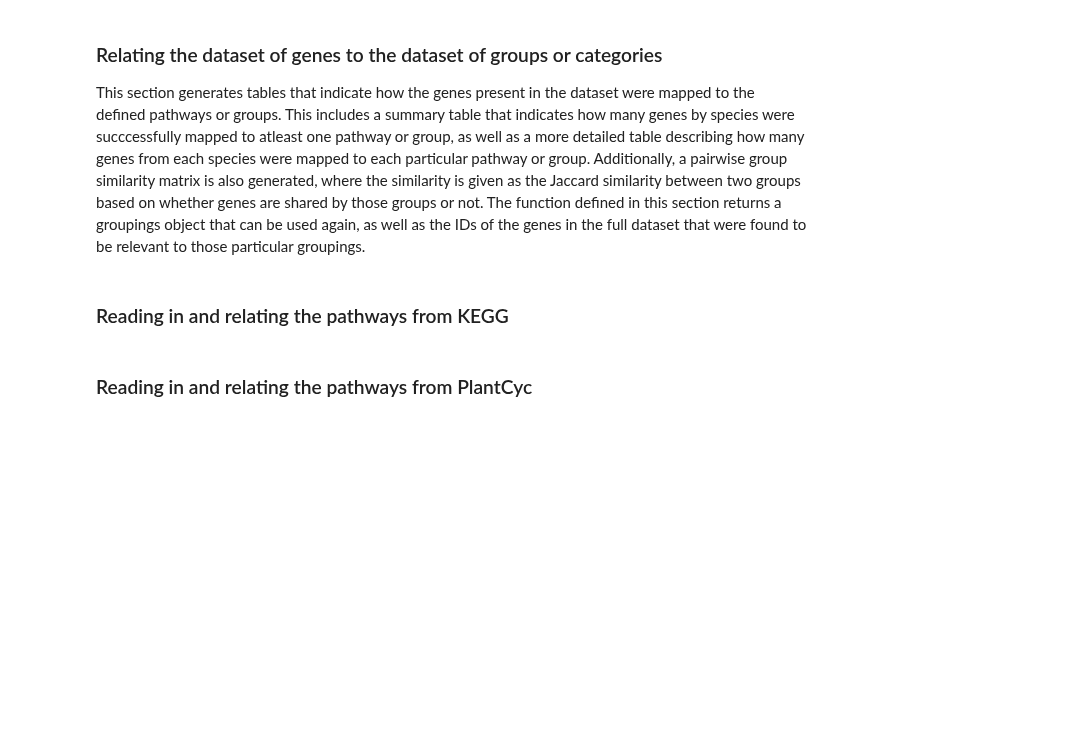
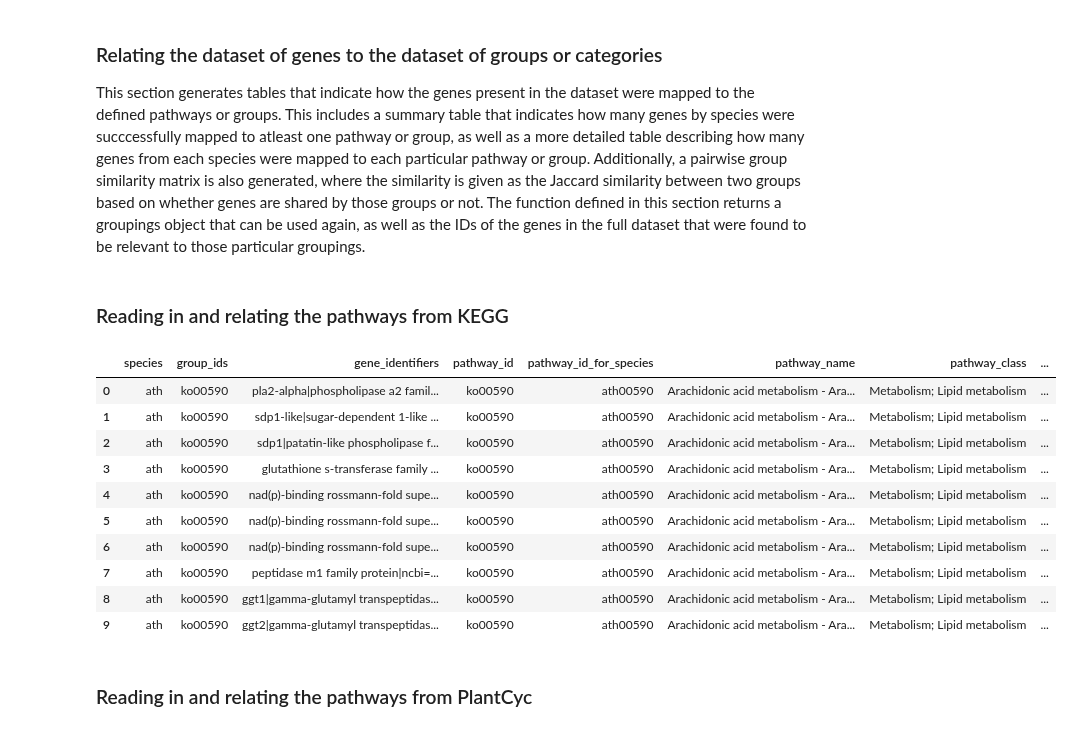
Before and after one commit to irbraun/plant-phenotypes-nlp, a Jupyter notebook: notebooks/Analysis.ipynb, the cells around one changed output. Saved outputs shown, nothing was run; the diff lists cells and outputs as text; code cells hidden in the pictures; blank space fills up the shorter version.

```diff
--- a/notebooks/Analysis.ipynb
+++ b/notebooks/Analysis.ipynb
@@ -166,6 +167,7 @@ Command line arguments are used to define which subset of the approaches that ar
 # %%
 # Creating the set of arguments that can be used to determine which approaches are run.
 parser = argparse.ArgumentParser()
+parser.add_argument("--name", dest="name", required=True, help="create a name for this run of the anaylsis, used in naming the output directory")
 parser.add_argument("--learning", dest="learning", required=False, action='store_true', help="use the approaches that involve neural networks")
 parser.add_argument("--bert", dest="bert", required=False, action='store_true', help="use the approaches that invole BERT and BioBERT")
 parser.add_argument("--noblecoder", dest="noblecoder", required=False, action='store_true', help="use the approaches that involve computational annotation")
@@ -177,7 +179,7 @@ parser.add_argument("--annotations", dest="annotations", required=False, action=
 
 # Specify the command line argument list here if running as a notebook instead.
 if NOTEBOOK:
-    arg_string = "--learning --bert --noblecoder --lda --nmf --vanilla --vocab --annotations"
+    arg_string = "--name notebook --learning --bert --noblecoder --lda --nmf --vanilla --vocab --annotations"
     args = parser.parse_args(shlex.split(arg_string))
 else:
     args = parser.parse_args()
@@ -257,7 +278,7 @@ def read_in_groupings_object_and_write_summary_tables(dataset, groupings_filenam
     id_to_group_ids = groups.get_id_to_group_ids_dict(dataset.get_gene_dictionary())
     group_id_to_ids = groups.get_group_id_to_ids_dict(dataset.get_gene_dictionary())
     group_mapped_ids = [k for (k,v) in id_to_group_ids.items() if len(v)>0]
-    groups.to_pandas().to_csv(os.path.join(OUTPUT_DIR,"part_1_{}_groupings.csv".format(name)))
+    groups.to_pandas().to_csv(os.path.join(OUTPUT_DIR,GROUPINGS_DIR,"{}_groupings.csv".format(name)))
 
     # Generate a table describing how many of the genes input from each species map to atleast one group.
     summary = defaultdict(dict)
@@ -270,7 +291,7 @@ def read_in_groupings_object_and_write_summary_tables(dataset, groupings_filenam
     table["fraction"] = table.apply(lambda row: "{:0.4f}".format(row["mapped"]/row["input"]), axis=1)
     table = table.reset_index(inplace=False)
     table = table.rename({"index":"species"}, axis="columns")
-    table.to_csv(os.path.join(OUTPUT_DIR,"part_1_{}_mappings_summary.csv".format(name)), index=False)
+    table.to_csv(os.path.join(OUTPUT_DIR,GROUPINGS_DIR,"{}_mappings_summary.csv".format(name)), index=False)
 
 
     # Generate a table describing how many genes from each species map to which particular group.
@@ -288,7 +309,7 @@ def read_in_groupings_object_and_write_summary_tables(dataset, groupings_filenam
         table.loc["total","pathway_id"] = "total"
         table.loc["total","pathway_name"] = "total"
         table = table[table.columns.tolist()[-1:] + table.columns.tolist()[:-1]]
-        table.to_csv(os.path.join(OUTPUT_DIR,"part_1_{}_mappings_by_group.csv".format(name)), index=False)
+        table.to_csv(os.path.join(OUTPUT_DIR,GROUPINGS_DIR,"{}_mappings_by_group.csv".format(name)), index=False)
 
 
         # What are the similarites between the groups for the genes present in this dataset?
@@ -311,7 +332,7 @@ def read_in_groupings_object_and_write_summary_tables(dataset, groupings_filenam
 
         # Formatting the column names for this table correctly and outputting to a file.
         table = table.reset_index(drop=False).rename({"index":"group"},axis=1).reset_index(drop=False).rename({"index":"order"},axis=1)
-        table.to_csv(os.path.join(OUTPUT_DIR,"part_1_{}_similarity_matrix.csv".format(name)), index=False)
+        table.to_csv(os.path.join(OUTPUT_DIR,GROUPINGS_DIR,"{}_similarity_matrix.csv".format(name)), index=False)
 
 
     # Returning the groupings object and the list of IDs for genes that were mapped to one or more groups.
@@ -321,8 +342,20 @@ def read_in_groupings_object_and_write_summary_tables(dataset, groupings_filenam
 ### Reading in and relating the pathways from KEGG
 # %%
 # Readin in the dataset of groupings for pathways in KEGG.
-kegg_groups, kegg_mapped_ids = read_in_groupings_object_and_write_summary_tables(dataset, kegg_pathways_filename, "kegg")
+kegg_groups, kegg_mapped_ids = read_in_groupings_object_and_write_summary_tables(dataset, kegg_pathways_filename, "kegg_pathways")
 kegg_groups.to_pandas().head(10)
+# %% [output]
+|  | species | group_ids | gene_identifiers | pathway_id | pathway_id_for_species | pathway_name | pathway_class | ... |
+| 0 | ath | ko00590 | pla2-alpha|phospholipase a2 famil... | ko00590 | ath00590 | Arachidonic acid metabolism - Ara... | Metabolism; Lipid metabolism | ... |
+| 1 | ath | ko00590 | sdp1-like|sugar-dependent 1-like ... | ko00590 | ath00590 | Arachidonic acid metabolism - Ara... | Metabolism; Lipid metabolism | ... |
+| 2 | ath | ko00590 | sdp1|patatin-like phospholipase f... | ko00590 | ath00590 | Arachidonic acid metabolism - Ara... | Metabolism; Lipid metabolism | ... |
+| 3 | ath | ko00590 | glutathione s-transferase family ... | ko00590 | ath00590 | Arachidonic acid metabolism - Ara... | Metabolism; Lipid metabolism | ... |
+| 4 | ath | ko00590 | nad(p)-binding rossmann-fold supe... | ko00590 | ath00590 | Arachidonic acid metabolism - Ara... | Metabolism; Lipid metabolism | ... |
+| 5 | ath | ko00590 | nad(p)-binding rossmann-fold supe... | ko00590 | ath00590 | Arachidonic acid metabolism - Ara... | Metabolism; Lipid metabolism | ... |
+| 6 | ath | ko00590 | nad(p)-binding rossmann-fold supe... | ko00590 | ath00590 | Arachidonic acid metabolism - Ara... | Metabolism; Lipid metabolism | ... |
+| 7 | ath | ko00590 | peptidase m1 family protein|ncbi=... | ko00590 | ath00590 | Arachidonic acid metabolism - Ara... | Metabolism; Lipid metabolism | ... |
+| 8 | ath | ko00590 | ggt1|gamma-glutamyl transpeptidas... | ko00590 | ath00590 | Arachidonic acid metabolism - Ara... | Metabolism; Lipid metabolism | ... |
+| 9 | ath | ko00590 | ggt2|gamma-glutamyl transpeptidas... | ko00590 | ath00590 | Arachidonic acid metabolism - Ara... | Metabolism; Lipid metabolism | ... |
 # %% [markdown]
 <a id="plantcyc"></a>
 ### Reading in and relating the pathways from PlantCyc
```
Also changed, not shown: parts of 28 cells of this notebook, 2 other files.
